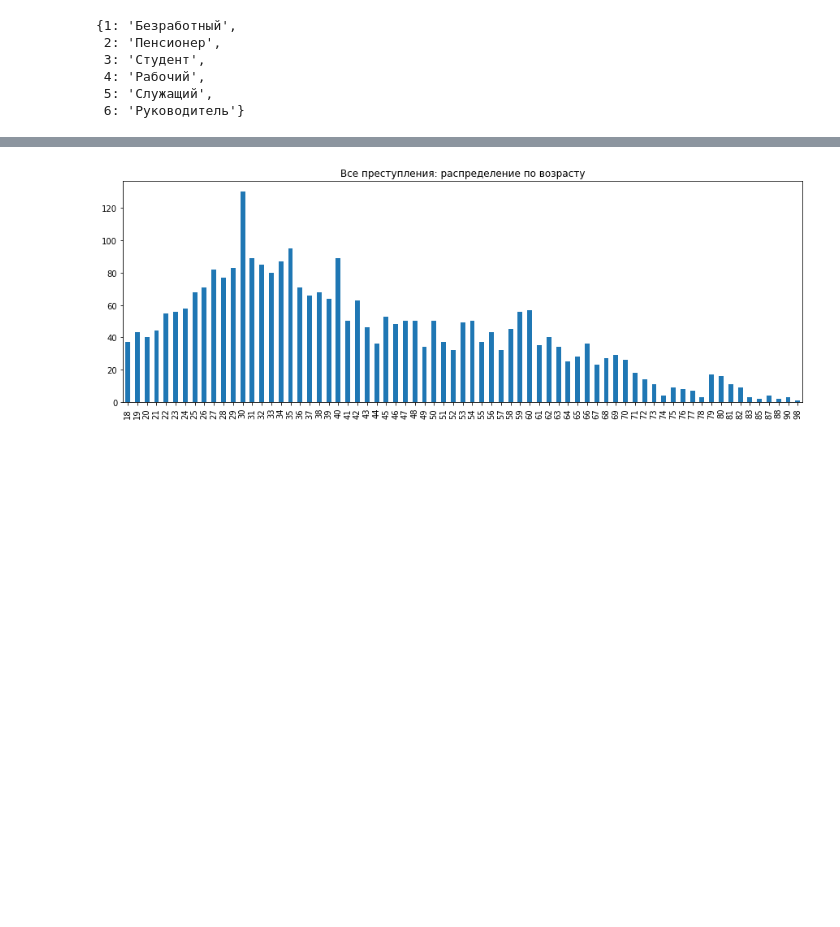
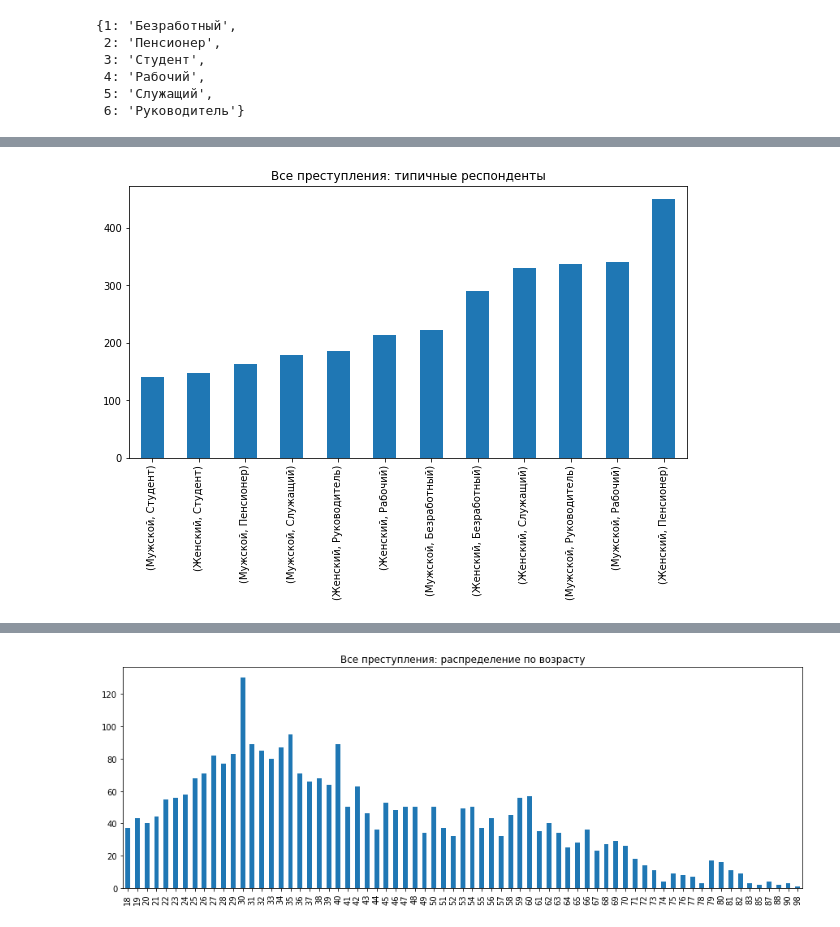
Before and after one commit to IavorskaiaMariia/pzad_2019, a Jupyter notebook: russian_crime/eda.ipynb, the cells around one changed output, grey strips where cells are left out. Drawn from its saved outputs; the diff is of its cells as text; code cells hidden in the pictures; blank space fills up the shorter version.

```diff
--- a/russian_crime/eda.ipynb
+++ b/russian_crime/eda.ipynb
@@ -475,0 +478,3 @@ Text(0.5, 0, '')
+# %%
+group_yes['Q1_str'] = group_yes.Q1.apply(lambda x: sex_rename.get(x, None))
+group_yes['resp_ses_str'] = group_yes.resp_ses.apply(lambda x: resp_ses_rename.get(x, None))
@@ -475,0 +491,8 @@ Text(0.5, 0, '')
+# %%
+ax = group_yes.groupby(['Q1_str', 'resp_ses_str']).ID.nunique().sort_values().plot(kind='bar', figsize=(10, 5))
+ax.set_title('Все преступления: типичные респонденты')
+ax.set_xlabel('')
+
+plt.show()
+# %% [output]
+[figure, added]
```
Also changed, not shown: parts of 6 cells of this notebook.
